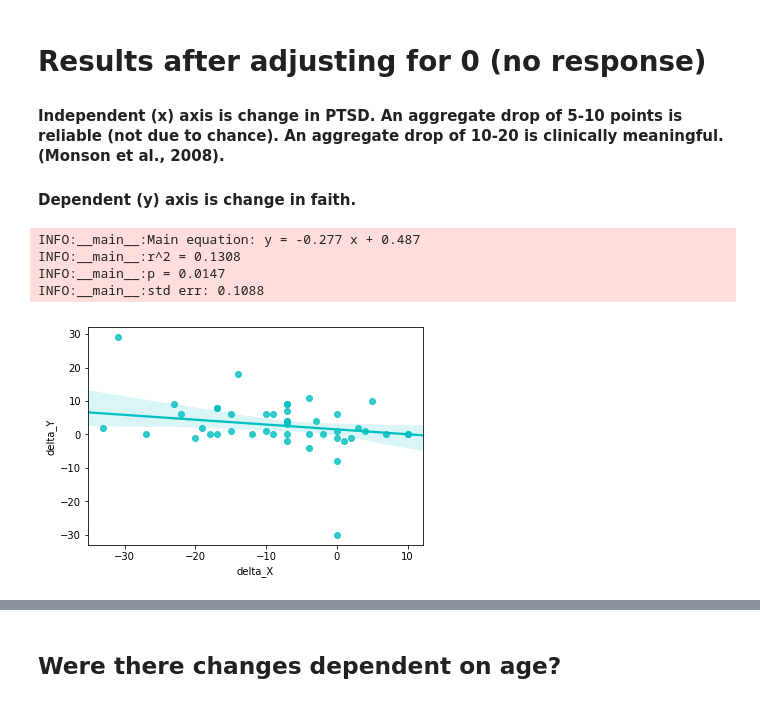
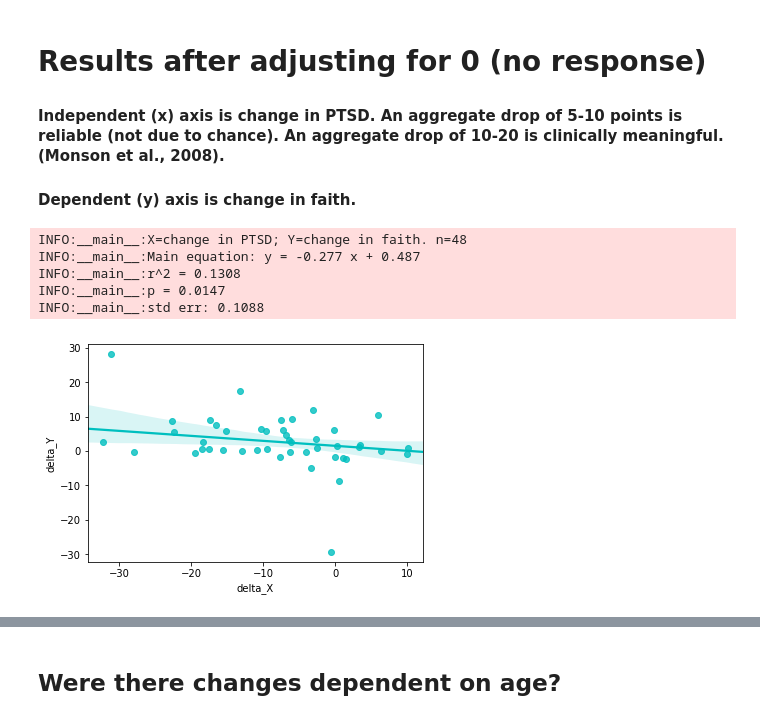
Before and after one commit to rajah9/pythonLibrary, a Jupyter notebook: Solomon MOES Quantitative data.ipynb, the cells around one changed output, grey strips where cells are left out. Cells and saved outputs as stored; diff of their text form; code cells hidden in the pictures.

Commit message:
Add files via upload
Added pie chart and some basic analysis.

```diff
--- a/Solomon MOES Quantitative data.ipynb
+++ b/Solomon MOES Quantitative data.ipynb
@@ -107,7 +107,7 @@ from scipy.stats import linregress
 
 class stats():
     def plot_and_stats(self, df, xlabel, ylabel, color='r'):
-        sns.regplot(x=xlabel, y=ylabel, data=df, robust=True, color=color)
+        sns.regplot(x=xlabel, y=ylabel, data=df, robust=True, color=color, x_jitter=1.0, y_jitter=1.0)
 
         slope, intercept, r, p, epsilon = linregress(df[xlabel], df[ylabel])
         logger.info('Main equation: y = %.3f x + %.3f' % (slope, intercept))
@@ -360,10 +360,13 @@ DEBUG:__main__:Exiting adjust_delta with row 88 set to NaN and row 89 set to 1.0
 # %%
 df2 = df.dropna(axis=0, subset=['delta_X'], inplace=False) # Drop the NaN on the first row for delta_X.#### Independent (x) axis is change in PTSD. An aggregate drop of 5-10 points is reliable (not due to chance). An aggregate drop of 10-20 is clinically meaningful. (Monson et al., 2008).
 #### Dependent (y) axis is change in faith.
+n = df2.shape[1]
+logger.info('X=change in PTSD; Y=change in faith. n=' + str(n))
 stat.plot_and_stats(df=df2, xlabel='delta_X', ylabel='delta_Y', color='c')
 # %% [output]
+INFO:__main__:X=change in PTSD; Y=change in faith. n=48
 INFO:__main__:Main equation: y = -0.277 x + 0.487
 INFO:__main__:r^2 = 0.1308
 INFO:__main__:p = 0.0147
 INFO:__main__:std err: 0.1088
-[figure, old version]
+[figure, new version]
```
Also changed, not shown: parts of 4 cells of this notebook.
